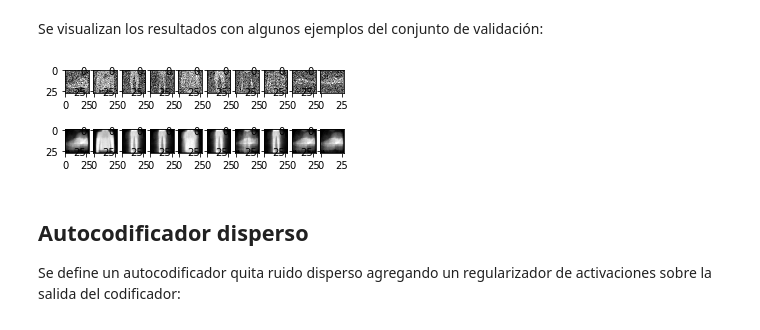
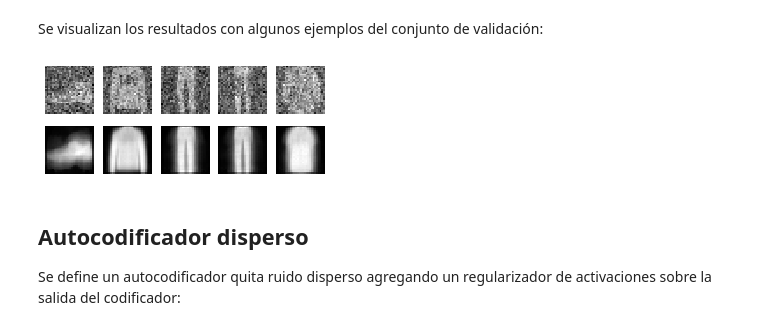
Before and after one commit to gibranfp/CursoAprendizajeProfundo, a Jupyter notebook: notebooks/6b_ac_quita_ruido.ipynb, the cells around one changed output. Drawn from its saved outputs; the diff is of its cells as text; code cells hidden in the pictures.

Commit message:
Corrige visualizaciones

```diff
--- a/notebooks/6b_ac_quita_ruido.ipynb
+++ b/notebooks/6b_ac_quita_ruido.ipynb
@@ -135,15 +126,16 @@ E 2 MSE(E)=  0.05
 Se visualizan los resultados con algunos ejemplos del conjunto de validación:
 # %%
 plt.figure(figsize=(5, 2))
-for i, (x, y) in enumerate(val_ds.take(10)):
-    ax = plt.subplot(2, 10, i + 1)
-    plt.imshow(x.numpy().reshape(28, 28))
-    plt.gray()
+for i, (x, y) in enumerate(val_ds.take(5)):
+    ax = plt.subplot(2, 5, i + 1)
+    plt.imshow(x.numpy().reshape(28, 28), cmap='gray')
+    plt.axis('off')
 
-    ax = plt.subplot(2, 10, i + 1 + 10)
-    plt.imshow(dec(cod(x)).numpy().reshape(28, 28))
+    ax = plt.subplot(2, 5, i + 1 + 5)
+    plt.imshow(dec(cod(x)).numpy().reshape(28, 28), cmap='gray')
+    plt.axis('off')
 # %% [output]
-[figure, old version]
+[figure, new version]
 # %% [markdown]
 ## Autocodificador disperso
 Se define un autocodificador quita ruido disperso agregando un regularizador de activaciones sobre la salida del codificador:
```
Also changed, not shown: parts of 3 cells of this notebook.
